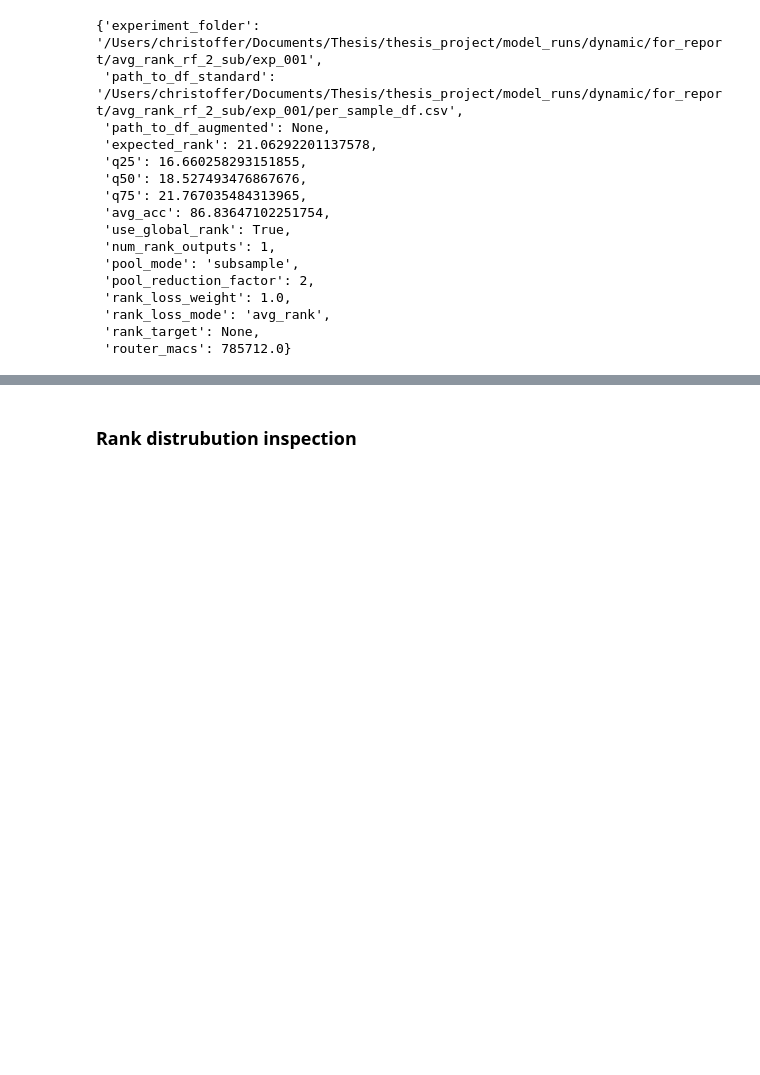
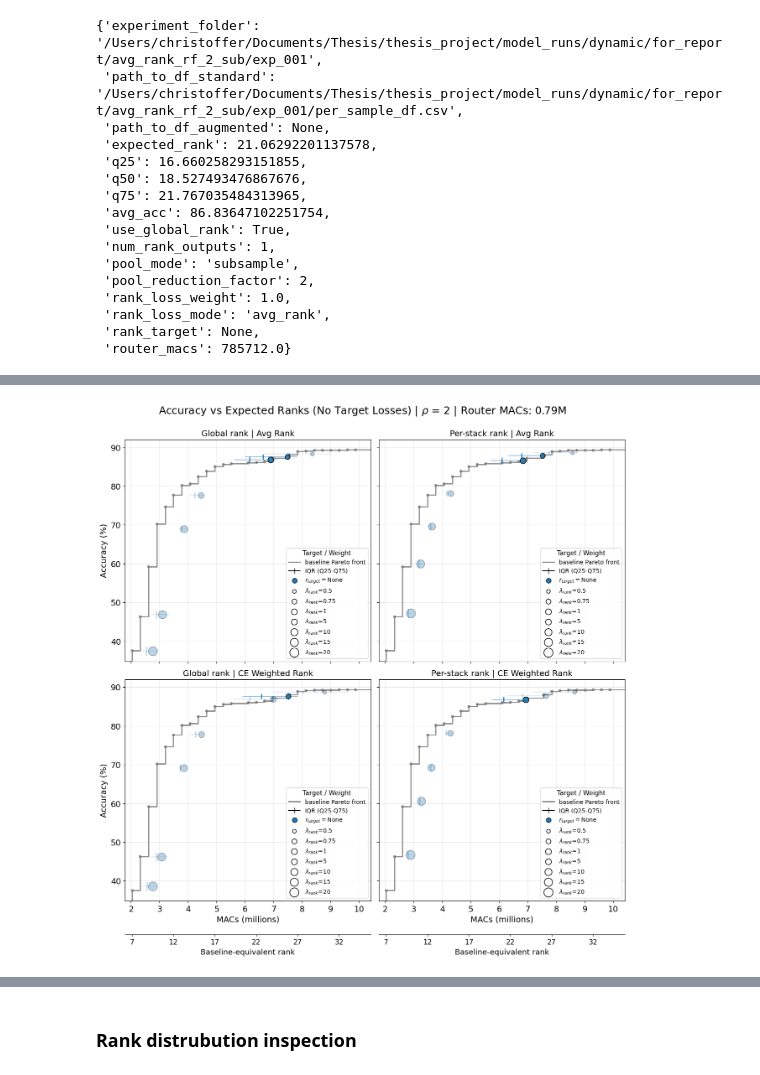
Before and after one commit to c-wejendorp/thesis, a Jupyter notebook: scripts/keyword_spotting/dynamic_model_viz.ipynb, the cells around one changed output, grey strips where cells are left out. Saved outputs shown, nothing was run; the diff lists cells and outputs as text; code cells hidden in the pictures; blank space fills up the shorter version.

```diff
--- a/scripts/keyword_spotting/dynamic_model_viz.ipynb
+++ b/scripts/keyword_spotting/dynamic_model_viz.ipynb
@@ -1117,0 +1422,27 @@ Number of above-baseline sweeps: 15
+# %%
+# loss functions with no rank target:
+sweeps_for_plotting_2 = filter_sweep_results(
+    all_sweep_results,
+    loss_types = ['avg_rank', 'ce_weighted_rank'],
+    router_num_rank_outputs = [1, 3],
+    rank_targets= [None],
+    pool_modes = ['subsample'],
+    pool_reduction_factors = [2],
+    rank_loss_weights = [0.5,0.75,1, 5, 10, 15, 20]
+)
+
+fig, above_baseline_sweeps_no_target = plot_rank_vs_acc_by_mode(
+    sweeps_for_plotting_2,
+    include_router_overhead=True,
+    base_pareto_alpha=0.9,
+    x_axis_cut_off_ranks=(7, 35),
+    plot_title=f'Accuracy vs Expected Ranks (No Target Losses){generate_title_postfix(MAX_RANK_CAP, POOL_REDUCTION_FACTOR)}',
+    alpha_above_pareto=0.9,
+    alpha_below_pareto=0.3,
+
+ )
+
+save_path = output_dir / f"pareto_no_target_losses_max_rank_cap_{MAX_RANK_CAP}.png"
+fig.savefig(save_path, dpi=500, bbox_inches='tight')
+# %% [output]
+[figure, added]
```
Also changed, not shown: parts of 21 cells of this notebook.
